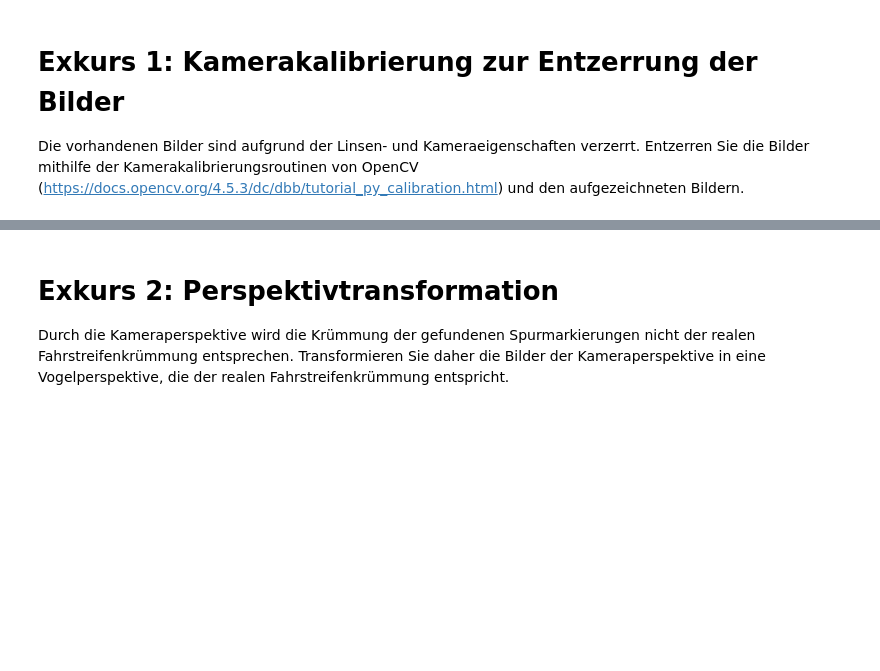
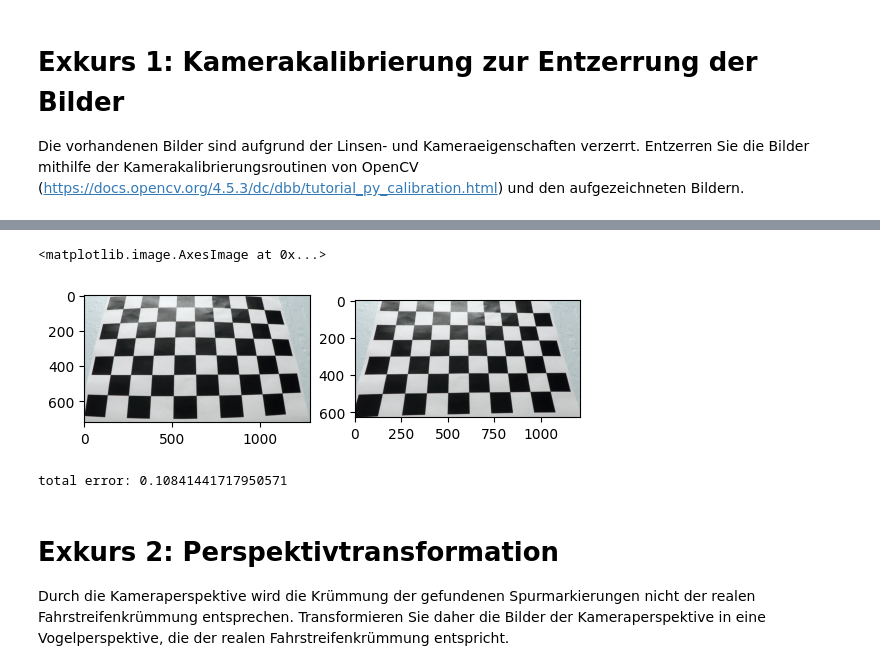
Before and after one commit to Super-T02/Spurerkennung, a Jupyter notebook: Projekt_Spurerkennung_v2.ipynb, the cells around one changed output, grey strips where cells are left out. Saved outputs shown, nothing was run; the diff lists cells and outputs as text; code cells hidden in the pictures; blank space fills up the shorter version.

Commit message:
-ADD: Calibration in Notebook, python file and integrated in main

```diff
--- a/Projekt_Spurerkennung_v2.ipynb
+++ b/Projekt_Spurerkennung_v2.ipynb
@@ -89,7 +89,6 @@ imgpoints = [] # 2d points in image plane.
 # read the chessboard imag
 images = glob.glob('./img/Udacity/calib/*.jpg')
 # images = [
-#     'img/Udacity/calib/calibration2.jpg',
 #     'img/Udacity/calib/calibration1.jpg',
 #     ]
 for file_name in images:
@@ -107,8 +106,9 @@ for file_name in images:
 
         # Draw and display the corners
         cv.drawChessboardCorners(board, grid_size, corners2, ret)
-        cv.imshow('img', board)
-        if cv.waitKey(500) & 0xFF == ord('q'):
-            break
+        cv.imshow("img", board)
+        print(file_name)
+        if cv.waitKey(100) & 0xFF == ord('q'):
+                break
 
 cv.destroyAllWindows()
@@ -115,3 +133,35 @@ cv.destroyAllWindows()
+# %%
+# Generate the matrix and distortion coefficients
+ret, mtx, dist, rvecs, tvecs = cv.calibrateCamera(objpoints, imgpoints, gray_board.shape[::-1], None, None)
+
+img = cv.imread('img/Udacity/calib/calibration3.jpg')
+h,  w = img.shape[:2]
+newcameramtx, roi = cv.getOptimalNewCameraMatrix(mtx, dist, (w,h), 1, (w,h))
+
+# undistort
+dst = cv.undistort(img, mtx, dist, None, newcameramtx)
+
+# crop the image
+x, y, w, h = roi
+dst = dst[y:y+h, x:x+w]
+plt.subplot(1, 2, 1)
+plt.imshow(img)
+plt.subplot(1,2, 2)
+plt.imshow(dst)
+# %% [output]
+<matplotlib.image.AxesImage at 0x...>
+[figure, added]
+# %%
+# Get the Re-projection error rate. This is the average distance between the
+# predicted and actual points. The lower the error, the better the fit.
+mean_error = 0
+for i in range(len(objpoints)):
+    imgpoints2, _ = cv.projectPoints(objpoints[i], rvecs[i], tvecs[i], mtx, dist)
+    error = cv.norm(imgpoints[i], imgpoints2, cv.NORM_L2)/len(imgpoints2)
+    mean_error += error
+print( "total error: {}".format(mean_error/len(objpoints)) )
+# %% [output]
+total error: 0.10841441717950571
 # %% [markdown]
 # Exkurs 2: Perspektivtransformation
 Durch die Kameraperspektive wird die Krümmung der gefundenen Spurmarkierungen nicht der realen Fahrstreifenkrümmung entsprechen. Transformieren Sie daher die Bilder der Kameraperspektive in eine Vogelperspektive, die der realen Fahrstreifenkrümmung entspricht.
```
Also changed, not shown: parts of 1 cell of this notebook, 3 other files.
